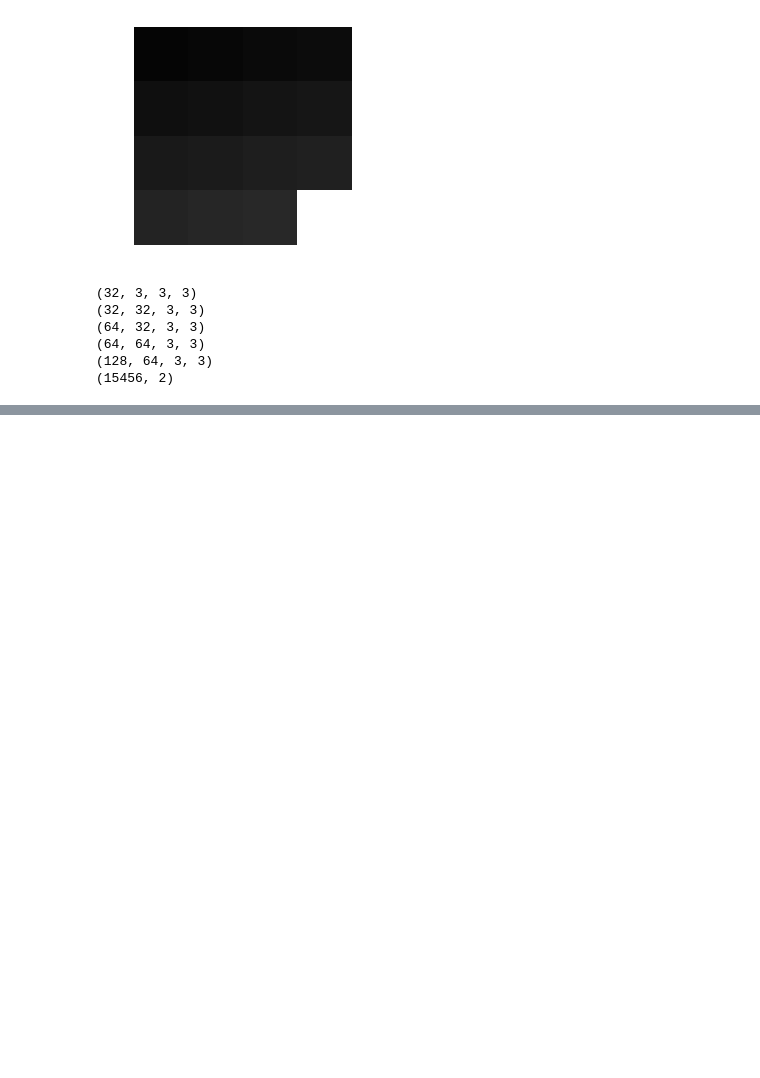
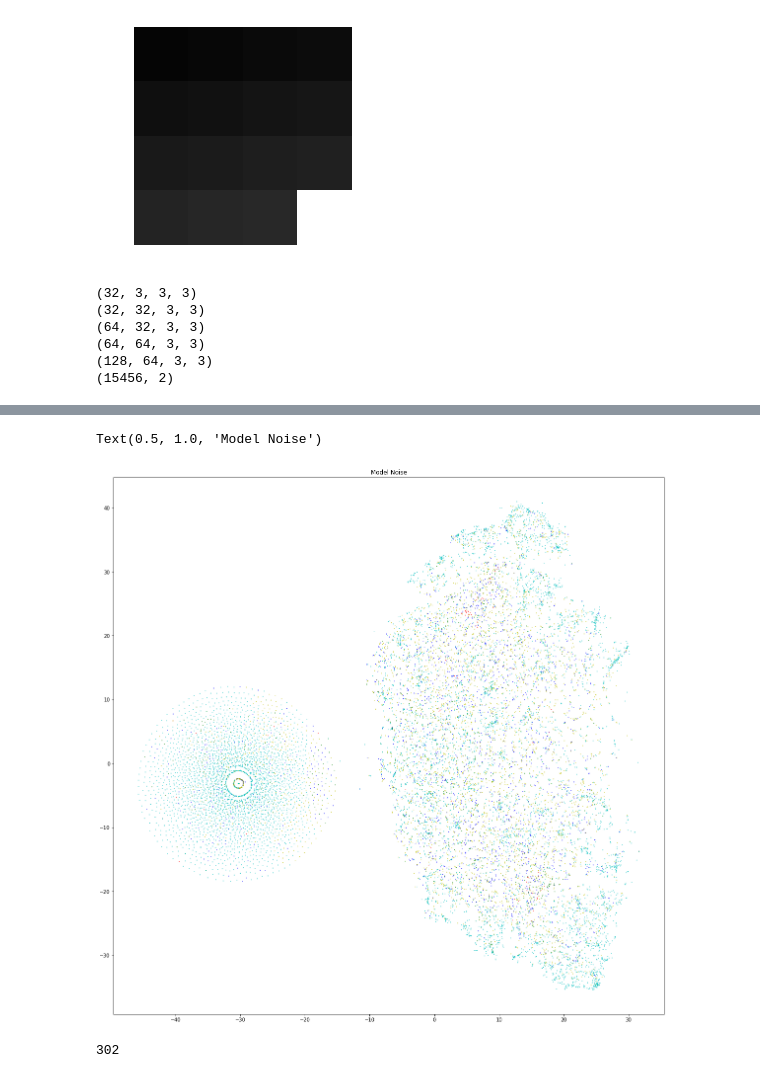
Before and after one commit to vorzawk/mdlAttack, a Jupyter notebook: evaluate_adversarialNoise.ipynb, the cells around one changed output, grey strips where cells are left out. Cells and saved outputs as stored; diff of their text form; code cells hidden in the pictures; blank space fills up the shorter version.

```diff
--- a/evaluate_adversarialNoise.ipynb
+++ b/evaluate_adversarialNoise.ipynb
@@ -200,0 +203,8 @@ Text(0.5, 1.0, 'Model Noise')
+# %%
+allMatrices_x, allMatrices_y = allMatrices_tsne.T
+plt.figure(figsize=(20,20))
+plt.scatter(allMatrices_x, allMatrices_y, s=0.3, c=colors)
+plt.title('Model Noise')
+# %% [output]
+Text(0.5, 1.0, 'Model Noise')
+[figure, added]
@@ -200,0 +213,4 @@ Text(0.5, 1.0, 'Model Noise')
+# %%
+len(np.nonzero(indices)[0])
+# %% [output]
+302
```
Also changed, not shown: parts of 9 cells of this notebook, 2 other files.
